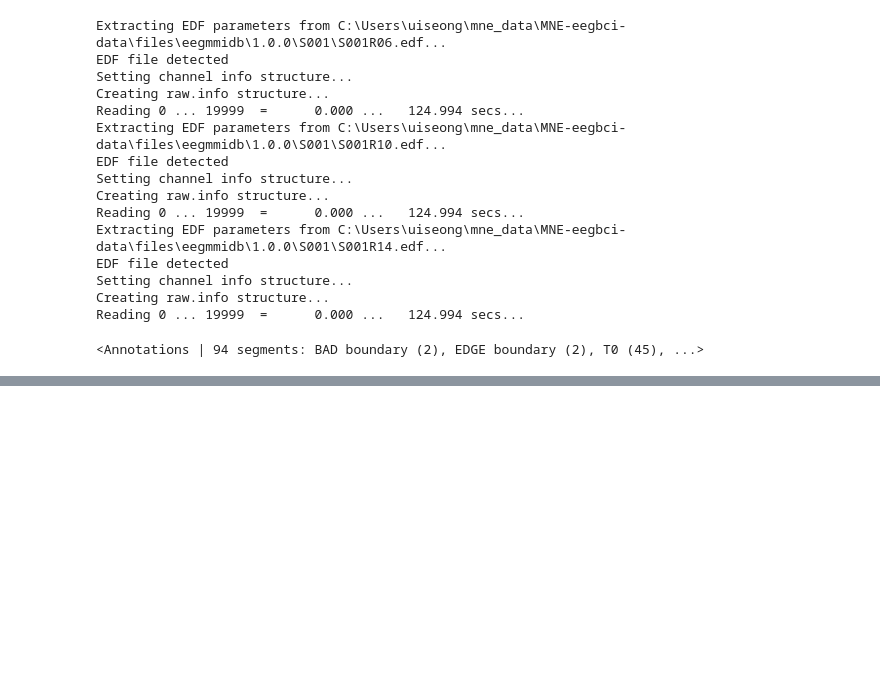
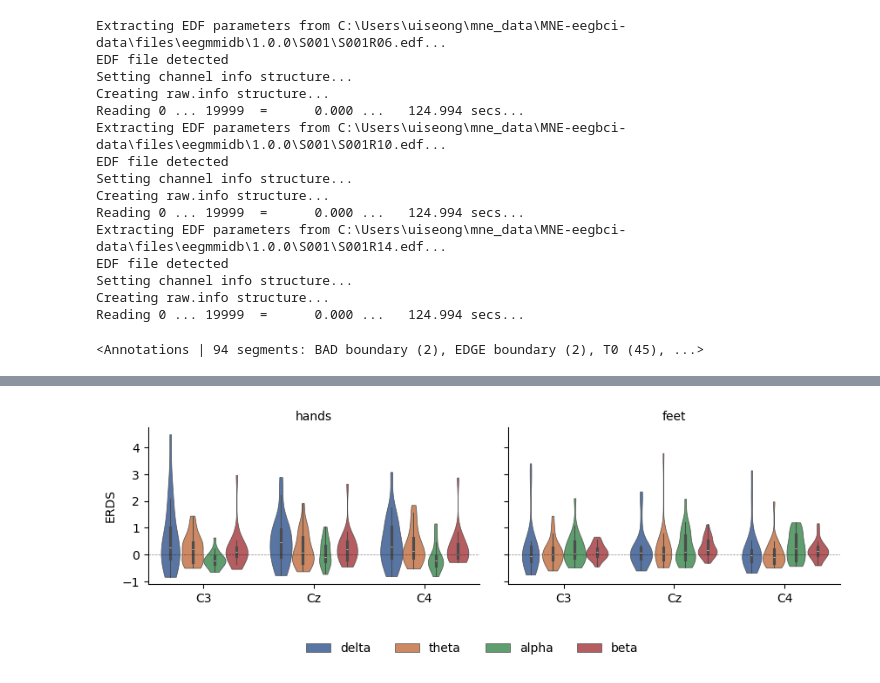
Before and after one commit to uiseongshin/EEG_cognitive_load, a Jupyter notebook: ERDS_map.ipynb, the cells around one changed output, grey strips where cells are left out. Saved outputs shown, nothing was run; the diff lists cells and outputs as text; code cells hidden in the pictures; blank space fills up the shorter version.

```diff
--- a/ERDS_map.ipynb
+++ b/ERDS_map.ipynb
@@ -49,0 +285,29 @@ epochs = mne.Epochs(
+# %%
+df_mean = (
+    df.query("time > 1")
+    .groupby(["condition", "epoch", "band", "channel"], observed=False)[["value"]]
+    .mean()
+    .reset_index()
+)
+
+g = sns.FacetGrid(
+    df_mean, col="condition", col_order=["hands", "feet"], margin_titles=True
+)
+g = g.map(
+    sns.violinplot,
+    "channel",
+    "value",
+    "band",
+    cut=0,
+    palette="deep",
+    order=["C3", "Cz", "C4"],
+    hue_order=freq_bands_of_interest,
+    linewidth=0.5,
+).add_legend(ncol=4, loc="lower center")
+
+g.map(plt.axhline, **axline_kw)
+g.set_axis_labels("", "ERDS")
+g.set_titles(col_template="{col_name}", row_template="{row_name}")
+g.fig.subplots_adjust(left=0.1, right=0.9, top=0.9, bottom=0.3)
+# %% [output]
+[figure, added]
```
Also changed, not shown: parts of 6 cells of this notebook, 4 other files.
